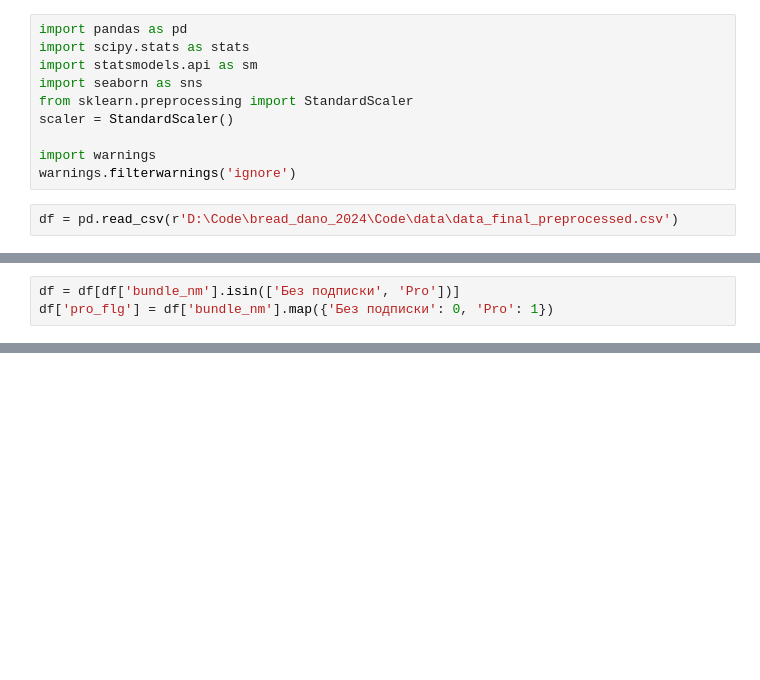
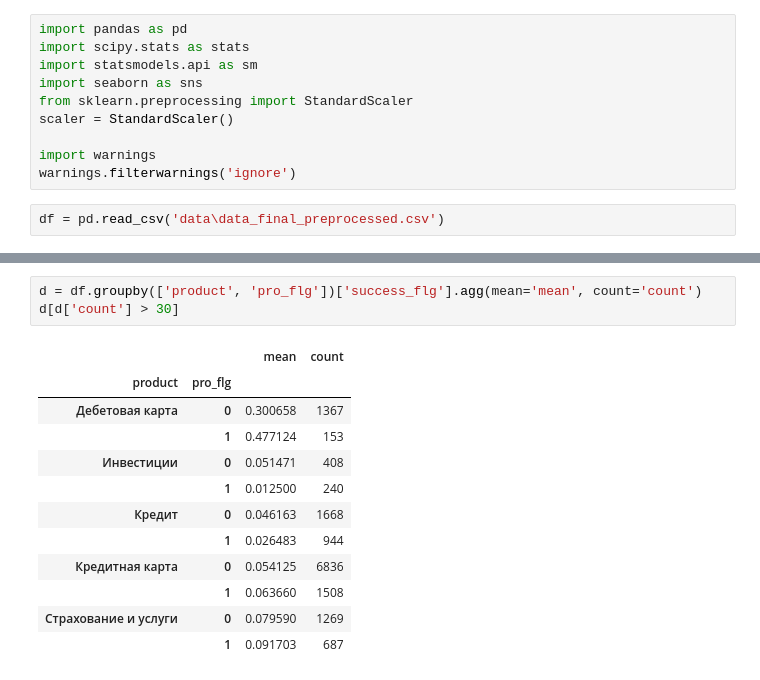
Before and after one commit to bygaga993/bread_dano_2024, a Jupyter notebook: Code/test.ipynb, the cells around one changed output, grey strips where cells are left out. Drawn from its saved outputs; the diff is of its cells as text; blank space fills up the shorter version.

```diff
--- a/Code/test.ipynb
+++ b/Code/test.ipynb
@@ -9,4 +9,4 @@ scaler = StandardScaler()
 import warnings
 warnings.filterwarnings('ignore')
 # %%
-df = pd.read_csv(r'D:\Code\bread_dano_2024\Code\data\data_final_preprocessed.csv')
+df = pd.read_csv('data\data_final_preprocessed.csv')
@@ -15,3 +12,0 @@ df = pd.read_csv(r'D:\Code\bread_dano_2024\Code\data\data_final_preprocessed.csv
-# %%
-df = df[df['bundle_nm'].isin(['Без подписки', 'Pro'])]
-df['pro_flg'] = df['bundle_nm'].map({'Без подписки': 0, 'Pro': 1})
@@ -77,0 +72,16 @@ array(['Credits', 'Insurance and Services', 'Debit and Investment'],
+# %%
+d = df.groupby(['product', 'pro_flg'])['success_flg'].agg(mean='mean', count='count')
+d[d['count'] > 30]
+# %% [output]
+|  |  | mean | count |
+| product | pro_flg |  |  |
+| Дебетовая карта | 0 | 0.300658 | 1367 |
+|  | 1 | 0.477124 | 153 |
+| Инвестиции | 0 | 0.051471 | 408 |
+|  | 1 | 0.012500 | 240 |
+| Кредит | 0 | 0.046163 | 1668 |
+|  | 1 | 0.026483 | 944 |
+| Кредитная карта | 0 | 0.054125 | 6836 |
+|  | 1 | 0.063660 | 1508 |
+| Страхование и услуги | 0 | 0.079590 | 1269 |
+|  | 1 | 0.091703 | 687 |
```
Also changed, not shown: parts of 17 cells of this notebook, 5 other files.
